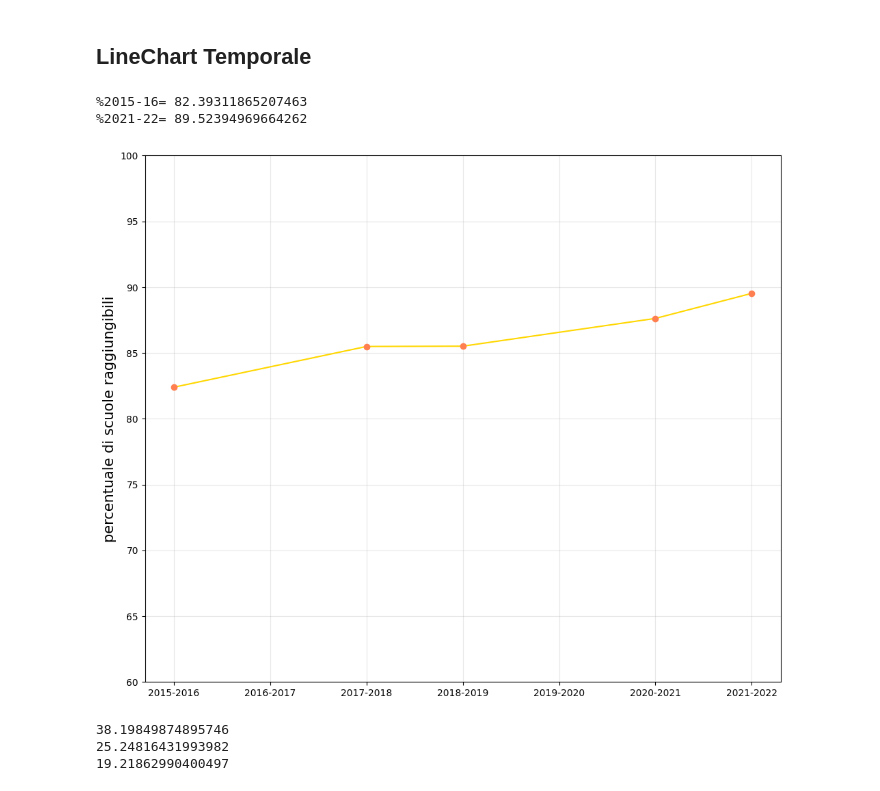
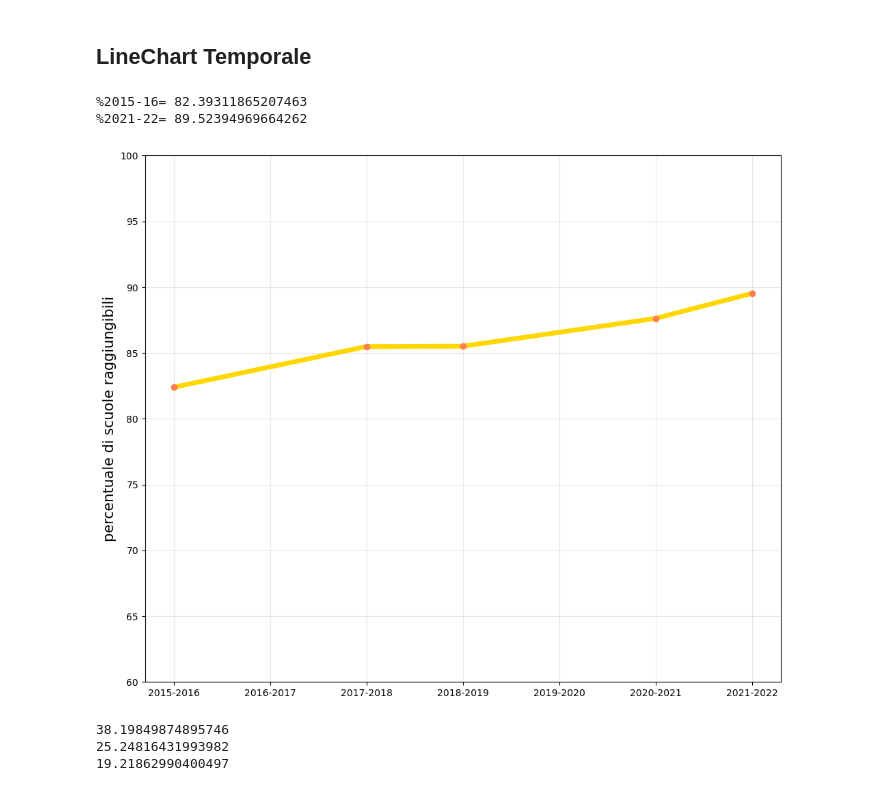
Before and after one commit to bolla99/datavis-project, a Jupyter notebook: raggiungibilità.ipynb, the cells around one changed output. Cells and saved outputs as stored; diff of their text form; code cells hidden in the pictures.

```diff
--- a/raggiungibilità.ipynb
+++ b/raggiungibilità.ipynb
@@ -382,19 +382,19 @@ print(percentuale_2122)
 # %%
 values1 = [percentuale_1516, (percentuale_1718+percentuale_1516)/2, percentuale_1718, percentuale_1819, (percentuale_2021+percentuale_1819)/2, percentuale_2021, percentuale_2122]
 values2 = [percentuale_1516, None, percentuale_1718, percentuale_1819, None, percentuale_2021, percentuale_2122]
 plt.figure(figsize=(12,10))
 plt.ylim([60, 100])
 
-plt.plot(years_labels, values1, linestyle='-', color='gold')
+plt.plot(years_labels, values1, linestyle='-', color='gold', linewidth=5)
 plt.plot(years_labels, values2, marker='o', color='coral', linestyle="None")
 plt.grid(alpha=0.3)
 plt.yticks(np.arange(60, 105, 5))
 plt.ylabel("percentuale di scuole raggiungibili", fontsize=15)
 print("%2015-16=", percentuale_1516, "\n%2021-22=", percentuale_2122)
 # %% [output]
 %2015-16= 82.39311865207463
 %2021-22= 89.52394969664262
-[figure, old version]
+[figure, new version]
 # %%
 print(len(get_elementari(elenco_scuole)) / len(elenco_scuole) * 100)
 print(len(get_medie(elenco_scuole)) / len(elenco_scuole) * 100)
```
Also changed, not shown: parts of 9 cells of this notebook.
